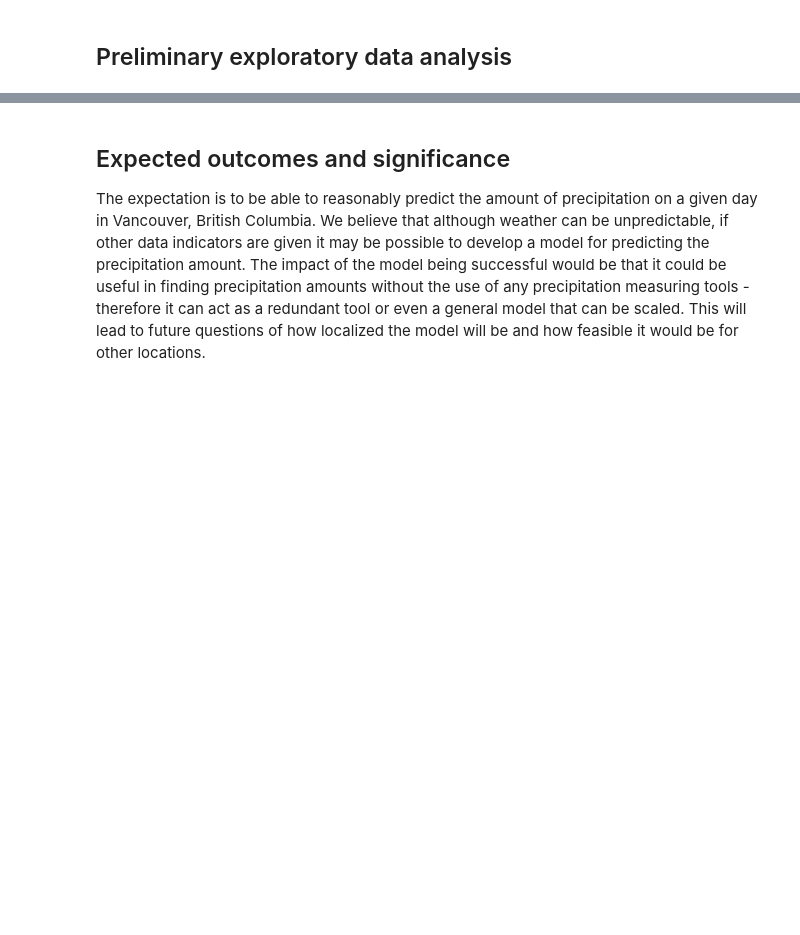
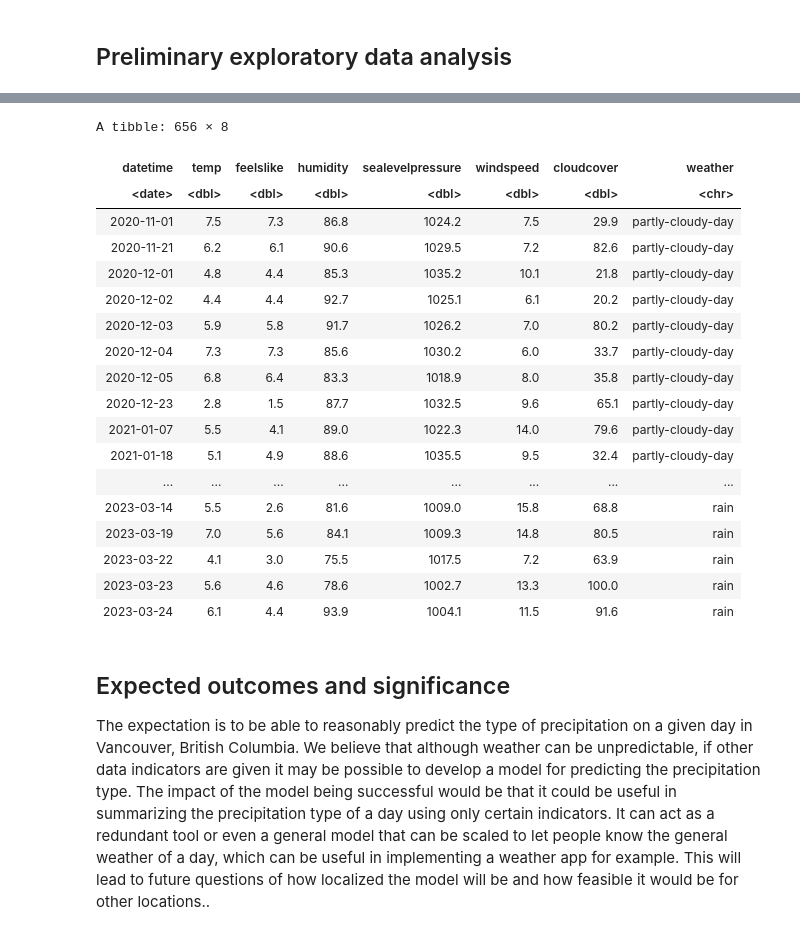
Before and after one commit to DaffyDiamond/DSCI-100-Group-30, a Jupyter notebook: Proposal.ipynb, the cells around one changed output, grey strips where cells are left out. Saved outputs shown, nothing was run; the diff lists cells and outputs as text; code cells hidden in the pictures; blank space fills up the shorter version.

```diff
--- a/Proposal.ipynb
+++ b/Proposal.ipynb
@@ -12,3 +97,28 @@ We will use the temperature (in Celsius), humidity, and the wind velocity in ord
+# %%
+# split data into training and testing sets
+weather_split <- initial_split(weather_selected, prop = 0.75, strata = weather)
+weather_training <- training(weather_split)
+weather_testing <- testing(weather_split)
+# %% [output]
+A tibble: 656 × 8
+| datetime | temp | feelslike | humidity | sealevelpressure | windspeed | cloudcover | weather |
+| <date> | <dbl> | <dbl> | <dbl> | <dbl> | <dbl> | <dbl> | <chr> |
+| 2020-11-01 | 7.5 | 7.3 | 86.8 | 1024.2 | 7.5 | 29.9 | partly-cloudy-day |
+| 2020-11-21 | 6.2 | 6.1 | 90.6 | 1029.5 | 7.2 | 82.6 | partly-cloudy-day |
+| 2020-12-01 | 4.8 | 4.4 | 85.3 | 1035.2 | 10.1 | 21.8 | partly-cloudy-day |
+| 2020-12-02 | 4.4 | 4.4 | 92.7 | 1025.1 | 6.1 | 20.2 | partly-cloudy-day |
+| 2020-12-03 | 5.9 | 5.8 | 91.7 | 1026.2 | 7.0 | 80.2 | partly-cloudy-day |
+| 2020-12-04 | 7.3 | 7.3 | 85.6 | 1030.2 | 6.0 | 33.7 | partly-cloudy-day |
+| 2020-12-05 | 6.8 | 6.4 | 83.3 | 1018.9 | 8.0 | 35.8 | partly-cloudy-day |
+| 2020-12-23 | 2.8 | 1.5 | 87.7 | 1032.5 | 9.6 | 65.1 | partly-cloudy-day |
+| 2021-01-07 | 5.5 | 4.1 | 89.0 | 1022.3 | 14.0 | 79.6 | partly-cloudy-day |
+| 2021-01-18 | 5.1 | 4.9 | 88.6 | 1035.5 | 9.5 | 32.4 | partly-cloudy-day |
+| ... | ... | ... | ... | ... | ... | ... | ... |
+| 2023-03-14 | 5.5 | 2.6 | 81.6 | 1009.0 | 15.8 | 68.8 | rain |
+| 2023-03-19 | 7.0 | 5.6 | 84.1 | 1009.3 | 14.8 | 80.5 | rain |
+| 2023-03-22 | 4.1 | 3.0 | 75.5 | 1017.5 | 7.2 | 63.9 | rain |
+| 2023-03-23 | 5.6 | 4.6 | 78.6 | 1002.7 | 13.3 | 100.0 | rain |
+| 2023-03-24 | 6.1 | 4.4 | 93.9 | 1004.1 | 11.5 | 91.6 | rain |
 # %% [markdown]
 ## Expected outcomes and significance
-The expectation is to be able to reasonably predict the amount of precipitation on a given day in Vancouver, British Columbia. We believe that although weather can be unpredictable, if other data indicators are given it may be possible to develop a model for predicting the precipitation amount. The impact of the model being successful would be that it could be useful in finding precipitation amounts without the use of any precipitation measuring tools - therefore it can act as a redundant tool or even a general model that can be scaled. This will lead to future questions of how localized the model will be and how feasible it would be for other locations.
+The expectation is to be able to reasonably predict the type of precipitation on a given day in Vancouver, British Columbia. We believe that although weather can be unpredictable, if other data indicators are given it may be possible to develop a model for predicting the precipitation type. The impact of the model being successful would be that it could be useful in summarizing the precipitation type of a day using only certain indicators. It can act as a redundant tool or even a general model that can be scaled to let people know the general weather of a day, which can be useful in implementing a weather app for example. This will lead to future questions of how localized the model will be and how feasible it would be for other locations..
```
Also changed, not shown: parts of 6 cells of this notebook, 1 other file.
